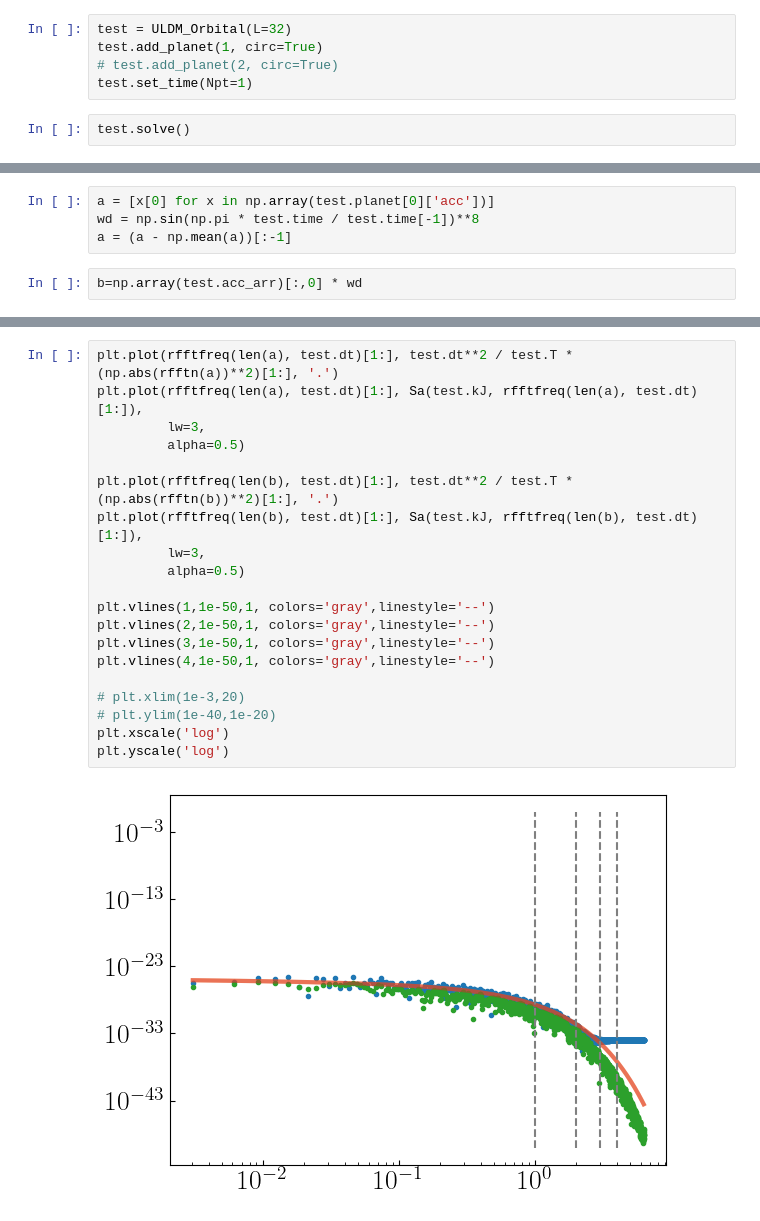
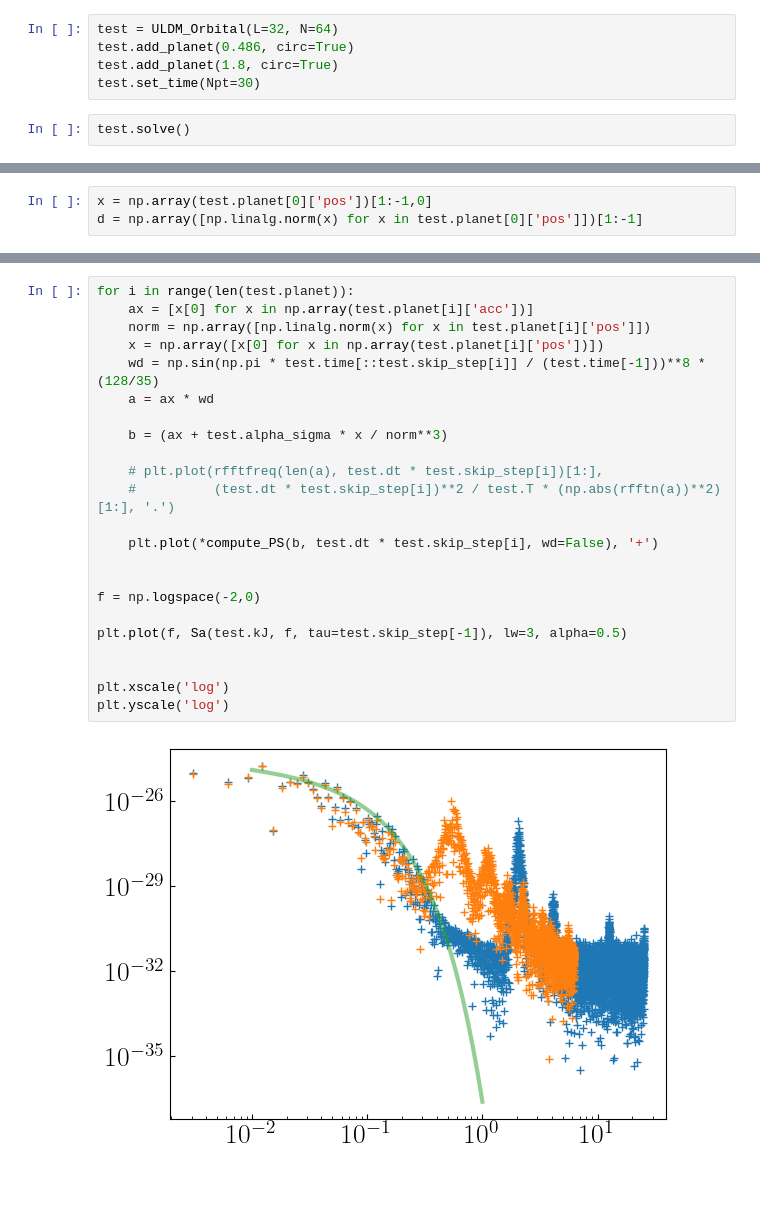
Before and after one commit to hjkim0620/ULDM_HarmonicOscillator, a Jupyter notebook: ULDM_HarmonicOscillator.ipynb, the cells around one changed output, grey strips where cells are left out. Cells and saved outputs as stored; diff of their text form; blank space fills up the shorter version.

```diff
--- a/ULDM_HarmonicOscillator.ipynb
+++ b/ULDM_HarmonicOscillator.ipynb
@@ -445,7 +445,7 @@ class ULDM_Orbital(ULDM_Simulator):
 # %%
-test = ULDM_Orbital(L=32)
-test.add_planet(1, circ=True)
-# test.add_planet(2, circ=True)
-test.set_time(Npt=1)
+test = ULDM_Orbital(L=32, N=64)
+test.add_planet(0.486, circ=True)
+test.add_planet(1.8, circ=True)
+test.set_time(Npt=30)
 # %%
 test.solve()
@@ -470,6 +452,3 @@ plt.plot(np.array(test.planet[0]['acc'])[1:,0]- np.array(test.acc_arr[:])[:,0])
-# %%
-a = [x[0] for x in np.array(test.planet[0]['acc'])]
-wd = np.sin(np.pi * test.time / test.time[-1])**8
-a = (a - np.mean(a))[:-1]
-# %%
-b=np.array(test.acc_arr)[:,0] * wd
+# %%
+x = np.array(test.planet[0]['pos'])[1:-1,0]
+d = np.array([np.linalg.norm(x) for x in test.planet[0]['pos']])[1:-1]
@@ -476,22 +465,25 @@ b=np.array(test.acc_arr)[:,0] * wd
 # %%
-plt.plot(rfftfreq(len(a), test.dt)[1:], test.dt**2 / test.T * (np.abs(rfftn(a))**2)[1:], '.')
-plt.plot(rfftfreq(len(a), test.dt)[1:], Sa(test.kJ, rfftfreq(len(a), test.dt)[1:]),
-         lw=3,
-         alpha=0.5)
+for i in range(len(test.planet)):
+    ax = [x[0] for x in np.array(test.planet[i]['acc'])]
+    norm = np.array([np.linalg.norm(x) for x in test.planet[i]['pos']])
+    x = np.array([x[0] for x in np.array(test.planet[i]['pos'])])
+    wd = np.sin(np.pi * test.time[::test.skip_step[i]] / (test.time[-1]))**8 * (128/35)
+    a = ax * wd
 
-plt.plot(rfftfreq(len(b), test.dt)[1:], test.dt**2 / test.T * (np.abs(rfftn(b))**2)[1:], '.')
-plt.plot(rfftfreq(len(b), test.dt)[1:], Sa(test.kJ, rfftfreq(len(b), test.dt)[1:]),
-         lw=3,
-         alpha=0.5)
+    b = (ax + test.alpha_sigma * x / norm**3)
 
-plt.vlines(1,1e-50,1, colors='gray',linestyle='--')
-plt.vlines(2,1e-50,1, colors='gray',linestyle='--')
-plt.vlines(3,1e-50,1, colors='gray',linestyle='--')
-plt.vlines(4,1e-50,1, colors='gray',linestyle='--')
+    # plt.plot(rfftfreq(len(a), test.dt * test.skip_step[i])[1:],
+    #          (test.dt * test.skip_step[i])**2 / test.T * (np.abs(rfftn(a))**2)[1:], '.')
 
-# plt.xlim(1e-3,20)
-# plt.ylim(1e-40,1e-20)
+    plt.plot(*compute_PS(b, test.dt * test.skip_step[i], wd=False), '+')
+
+
+f = np.logspace(-2,0)
+
+plt.plot(f, Sa(test.kJ, f, tau=test.skip_step[-1]), lw=3, alpha=0.5)
+
+
 plt.xscale('log')
 plt.yscale('log')
 # %% [output]
-[figure, old version]
+[figure, new version]
```
Also changed, not shown: parts of 14 cells of this notebook, 2 other files.
